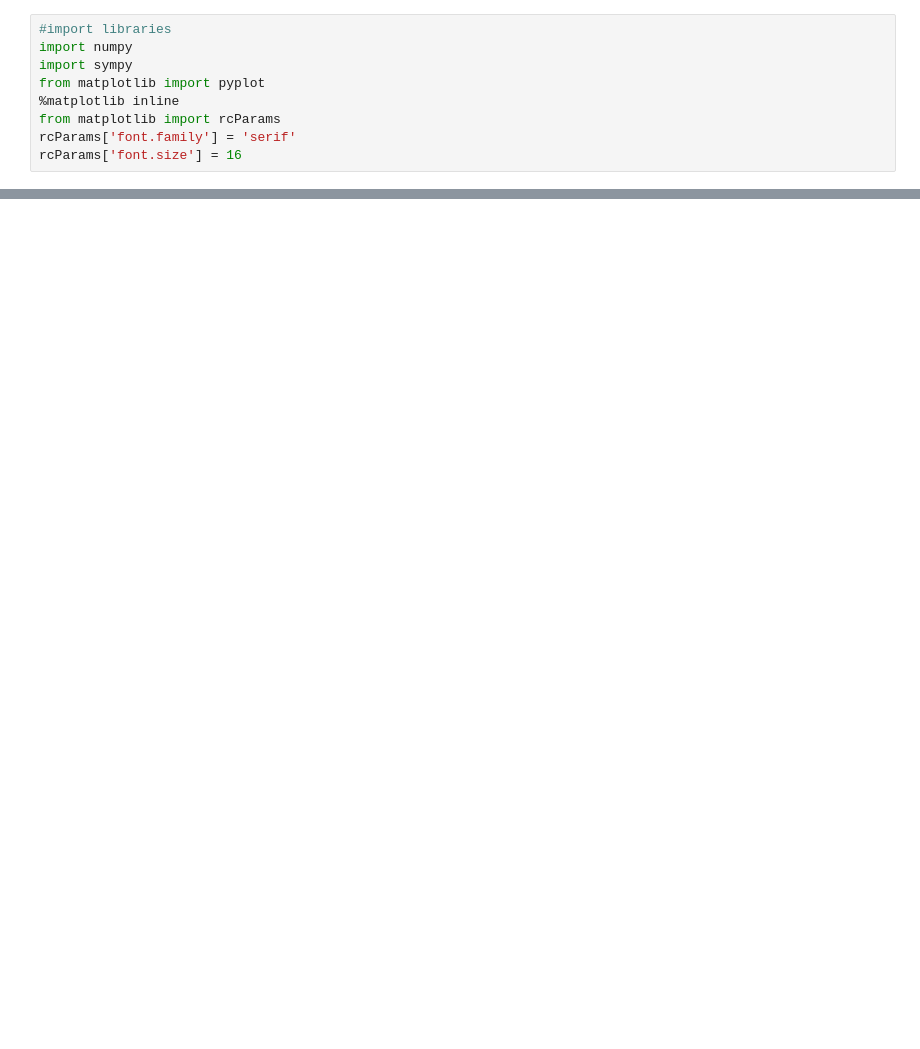
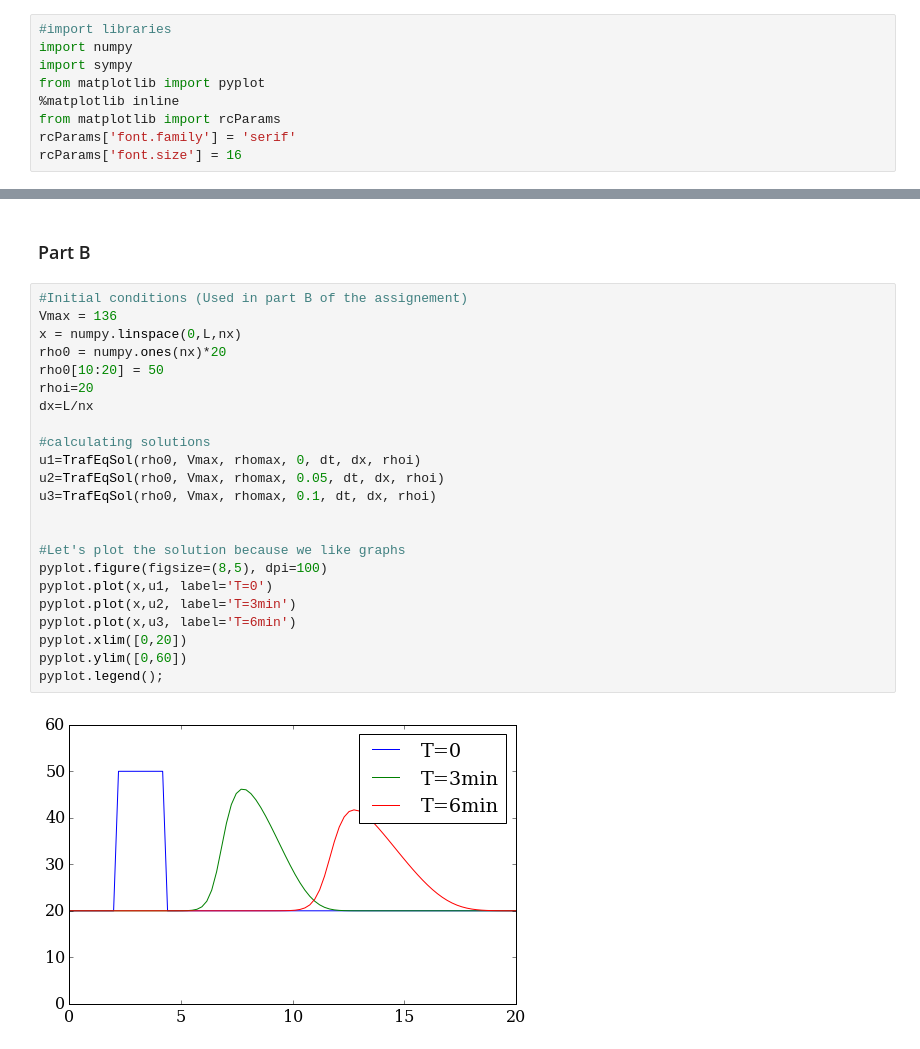
Before and after one commit to costerck/numerical-mooc, a Jupyter notebook: working/Lesson 2/TrafficEquationSolution.ipynb, the cells around one changed output, grey strips where cells are left out. Cells and saved outputs as stored; diff of their text form; blank space fills up the shorter version.

```diff
--- a/working/Lesson 2/TrafficEquationSolution.ipynb
+++ b/working/Lesson 2/TrafficEquationSolution.ipynb
@@ -89,0 +170,27 @@ V_min
+# %% [markdown]
+### Part B
+# %%
+#Initial conditions (Used in part B of the assignement)
+Vmax = 136
+x = numpy.linspace(0,L,nx)
+rho0 = numpy.ones(nx)*20
+rho0[10:20] = 50
+rhoi=20
+dx=L/nx
+
+#calculating solutions
+u1=TrafEqSol(rho0, Vmax, rhomax, 0, dt, dx, rhoi)
+u2=TrafEqSol(rho0, Vmax, rhomax, 0.05, dt, dx, rhoi)
+u3=TrafEqSol(rho0, Vmax, rhomax, 0.1, dt, dx, rhoi)
+
+
+#Let's plot the solution because we like graphs
+pyplot.figure(figsize=(8,5), dpi=100)
+pyplot.plot(x,u1, label='T=0')
+pyplot.plot(x,u2, label='T=3min')
+pyplot.plot(x,u3, label='T=6min')
+pyplot.xlim([0,20])
+pyplot.ylim([0,60])
+pyplot.legend();
+# %% [output]
+[figure, added]
```
Also changed, not shown: parts of 21 cells of this notebook.
